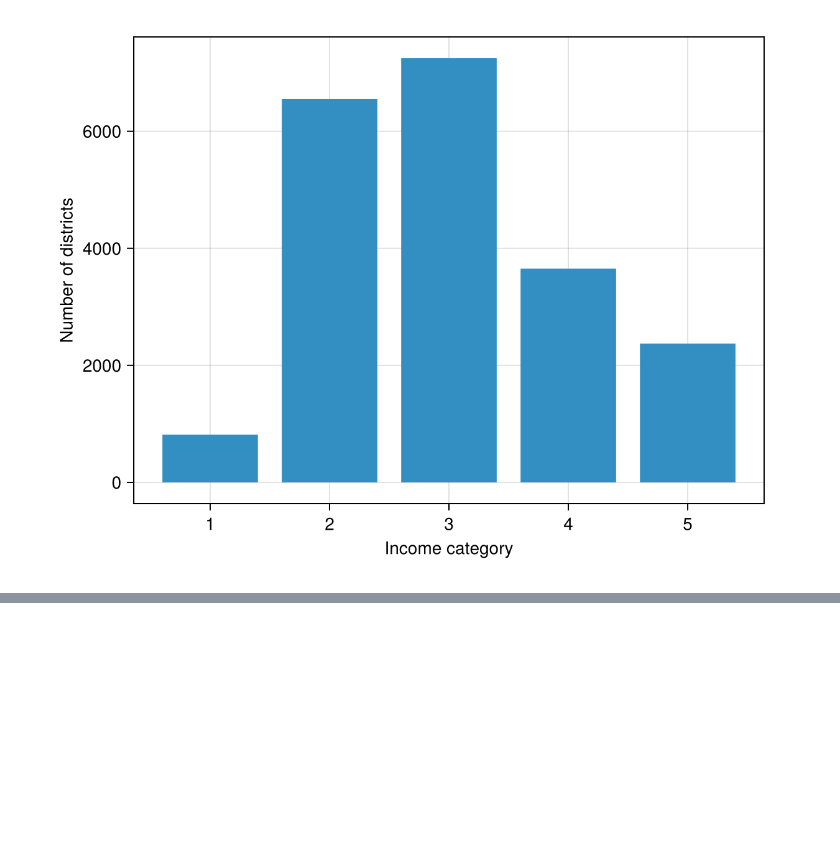
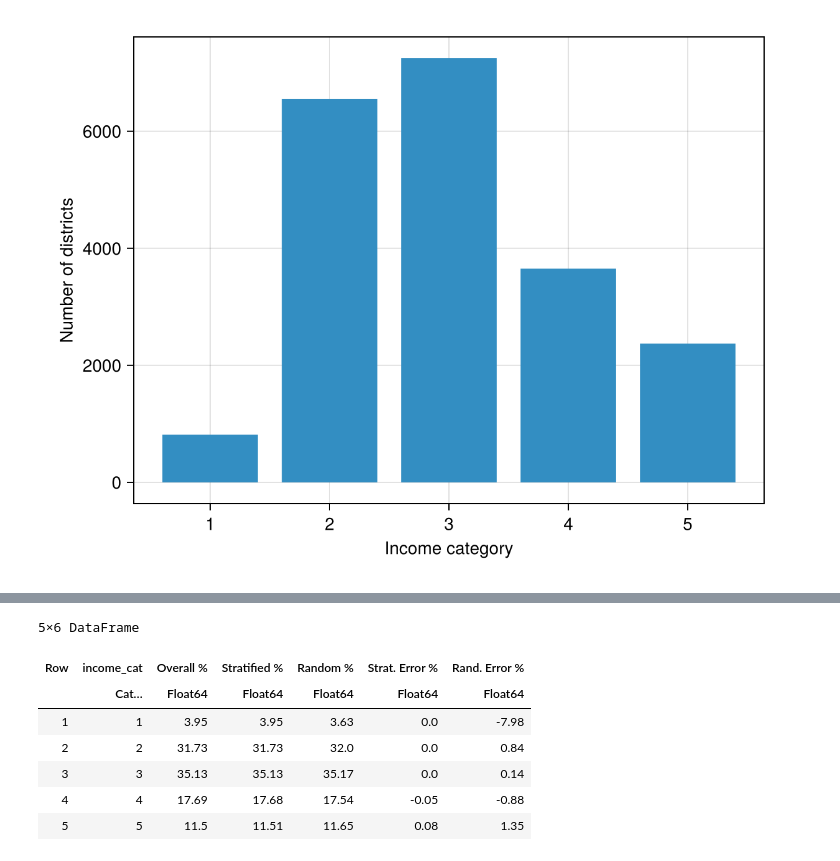
Before and after one commit to taigua/handson-mlj, a Jupyter notebook: 02_end_to_end_machine_learning_project.ipynb, the cells around one changed output, grey strips where cells are left out. Cells and saved outputs as stored; diff of their text form; code cells hidden in the pictures; blank space fills up the shorter version.

```diff
--- a/02_end_to_end_machine_learning_project.ipynb
+++ b/02_end_to_end_machine_learning_project.ipynb
@@ -99,0 +85,15 @@ sort(
+# %%
+# Helper function to simulate value_counts in Pandas
+using StatsBase
+
+function value_counts(data::AbstractVector; order::Bool=true,
+                      ascending::Bool=false, dropna::Bool=true)
+    data = dropna ? collect(skipmissing(data)) : data
+    kvs = collect(countmap(data))
+
+    if order
+        kvs = sort(kvs; by=x -> x[2], rev=!ascending)
+    end
+
+    return DataFrame(value=map(t -> t[1], kvs), count=map(t -> t[2], kvs))
+end
@@ -217,0 +240,39 @@ fig
+# %%
+# extra code – computes the data for Figure 2–10
+
+function income_cat_proportions(data::AbstractDataFrame, colname::AbstractString)
+    df = value_counts(data.income_cat)
+    DataFrame(:income_cat=>df.value, Symbol(colname)=>df.count / nrow(data))
+end
+
+train_set, test_set = MLJ.partition(housing_full, 0.8; rng=42)
+
+compare_props = sort(
+    outerjoin(
+        income_cat_proportions(housing_full, "Overall %"),
+        income_cat_proportions(strat_test_set, "Stratified %"),
+        income_cat_proportions(test_set, "Random %");
+        on=:income_cat
+    ),
+    :income_cat
+)
+
+compare_props[!, "Strat. Error %"] = compare_props[!, "Stratified %"] ./ compare_props[!, "Overall %"] .- 1
+compare_props[!, "Rand. Error %"] = compare_props[!, "Random %"] ./ compare_props[!, "Overall %"] .- 1
+
+
+compare_props[!, names(compare_props, Union{Real, Missing})] = round.(
+    compare_props[!, names(compare_props, Union{Real, Missing})] .* 100;
+    digits=2
+)
+
+compare_props
+# %% [output]
+5×6 DataFrame
+| Row | income_cat | Overall % | Stratified % | Random % | Strat. Error % | Rand. Error % |
+|  | Cat… | Float64 | Float64 | Float64 | Float64 | Float64 |
+| 1 | 1 | 3.95 | 3.95 | 3.63 | 0.0 | -7.98 |
+| 2 | 2 | 31.73 | 31.73 | 32.0 | 0.0 | 0.84 |
+| 3 | 3 | 35.13 | 35.13 | 35.17 | 0.0 | 0.14 |
+| 4 | 4 | 17.69 | 17.68 | 17.54 | -0.05 | -0.88 |
+| 5 | 5 | 11.5 | 11.51 | 11.65 | 0.08 | 1.35 |
```
Also changed, not shown: parts of 15 cells of this notebook.
